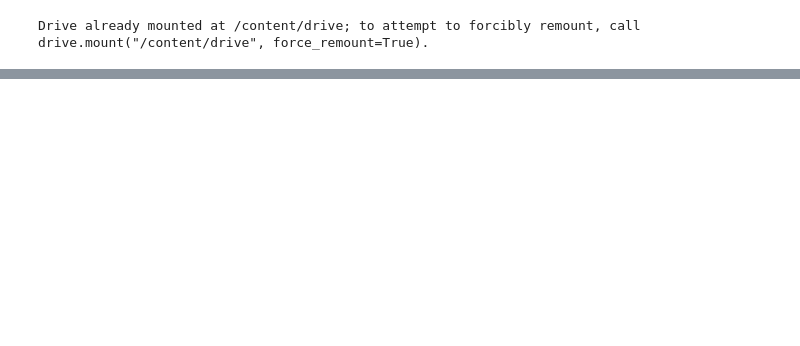
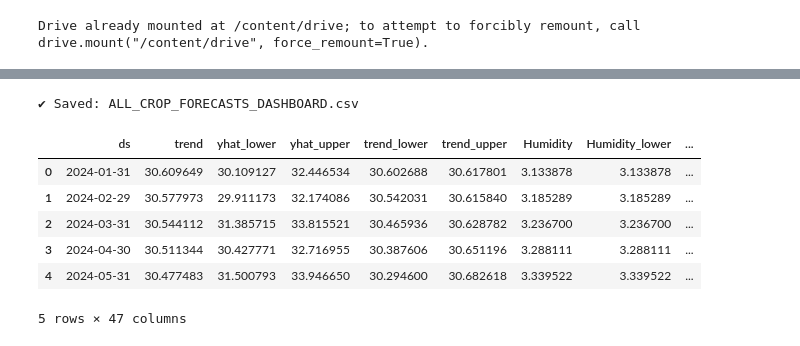
Before and after one commit to springboardmentor789r/AgriYield, a Jupyter notebook: model_devleopment_code/time_series_model.ipynb, the cells around one changed output, grey strips where cells are left out. Drawn from its saved outputs; the diff is of its cells as text; code cells hidden in the pictures; blank space fills up the shorter version.

```diff
--- a/model_devleopment_code/time_series_model.ipynb
+++ b/model_devleopment_code/time_series_model.ipynb
@@ -398,0 +315,4 @@ for file in files:
+# %%
+INPUT_CSV = "/content/drive/MyDrive/AgriYield_cleaned.csv"   # update if needed
+OUTPUT_FOLDER = "monthly_series_by_crop_with_regressors"
+os.makedirs(OUTPUT_FOLDER, exist_ok=True)
@@ -398,0 +795,32 @@ for file in files:
+# %%
+# ===========================================
+# STEP 4: Combine All Forecasts Into One CSV
+# ===========================================
+
+import glob
+import pandas as pd
+import os
+
+forecast_files = glob.glob("final_forecasts/*.csv")
+combined = []
+
+for file in forecast_files:
+    crop_name = os.path.basename(file).replace("_final_forecast.csv", "")
+    df = pd.read_csv(file)
+    df["Crop_Name"] = crop_name
+    combined.append(df)
+
+final_dashboard = pd.concat(combined, ignore_index=True)
+final_dashboard.to_csv("ALL_CROP_FORECASTS_DASHBOARD.csv", index=False)
+
+print("✔ Saved: ALL_CROP_FORECASTS_DASHBOARD.csv")
+final_dashboard.head()
+# %% [output]
+✔ Saved: ALL_CROP_FORECASTS_DASHBOARD.csv
+|  | ds | trend | yhat_lower | yhat_upper | trend_lower | trend_upper | Humidity | Humidity_lower | ... |
+| 0 | 2024-01-31 | 30.609649 | 30.109127 | 32.446534 | 30.602688 | 30.617801 | 3.133878 | 3.133878 | ... |
+| 1 | 2024-02-29 | 30.577973 | 29.911173 | 32.174086 | 30.542031 | 30.615840 | 3.185289 | 3.185289 | ... |
+| 2 | 2024-03-31 | 30.544112 | 31.385715 | 33.815521 | 30.465936 | 30.628782 | 3.236700 | 3.236700 | ... |
+| 3 | 2024-04-30 | 30.511344 | 30.427771 | 32.716955 | 30.387606 | 30.651196 | 3.288111 | 3.288111 | ... |
+| 4 | 2024-05-31 | 30.477483 | 31.500793 | 33.946650 | 30.294600 | 30.682618 | 3.339522 | 3.339522 | ... |
+5 rows × 47 columns
```
Also changed, not shown: parts of 22 cells of this notebook, 12 other files.
